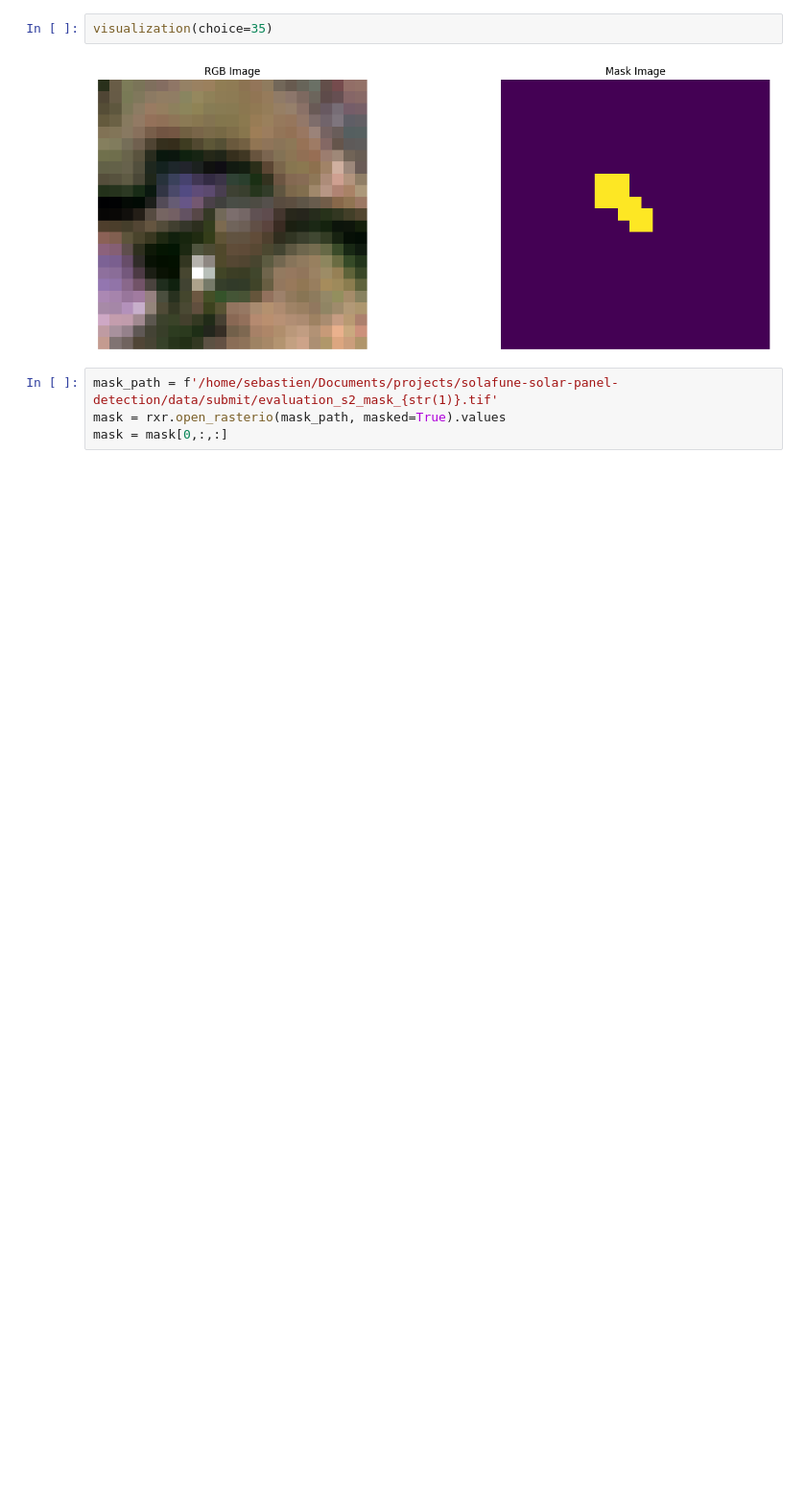
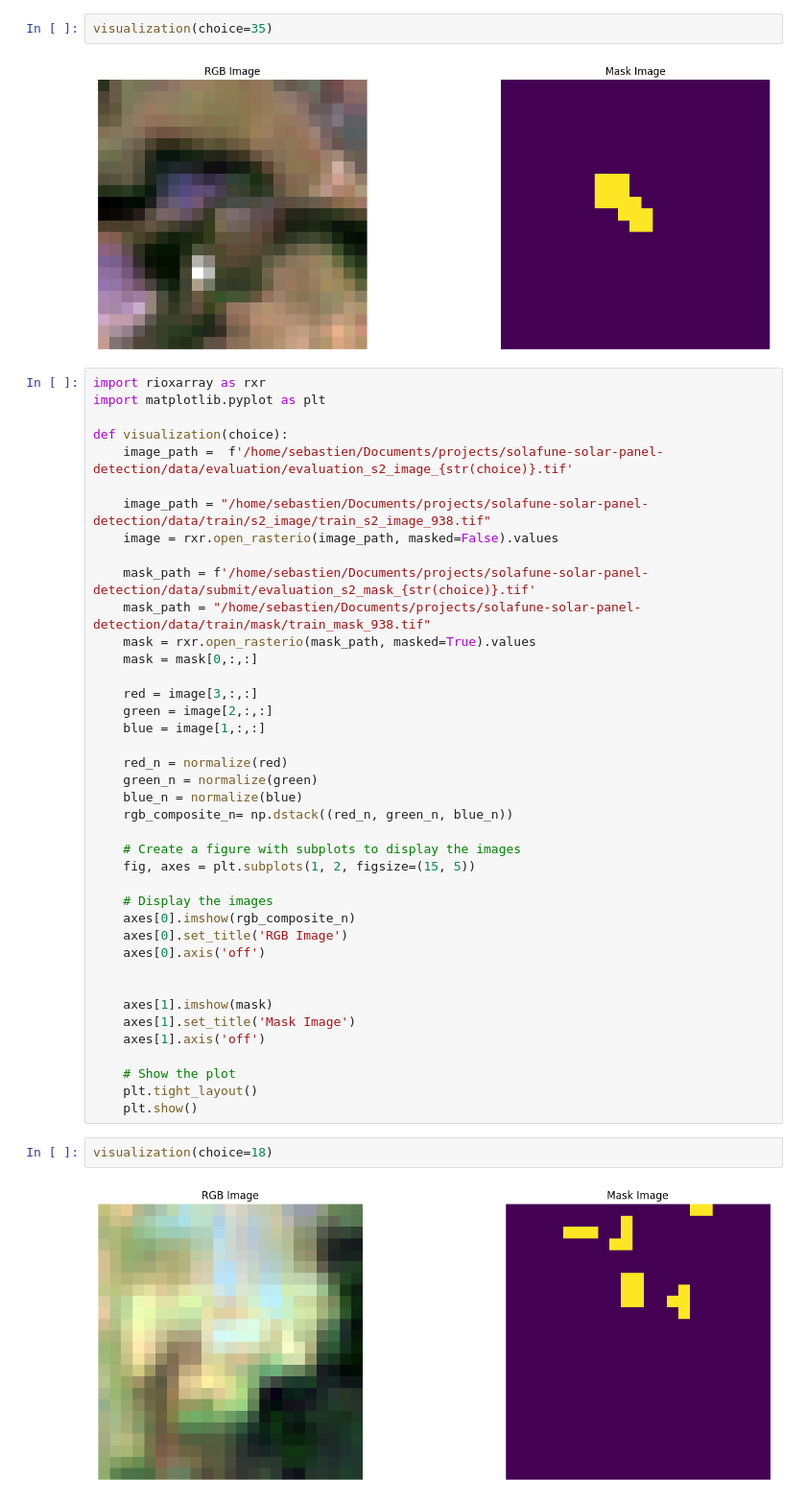
Before and after one commit to tetaud-sebastien/solafune-solar-panel-detection, a Jupyter notebook: Notebooks/test.ipynb, the cells around one changed output. Shown at 96% size. Saved outputs shown, nothing was run; the diff lists cells and outputs as text; blank space fills up the shorter version.

```diff
--- a/Notebooks/test.ipynb
+++ b/Notebooks/test.ipynb
@@ -197,7 +198,47 @@ def visualization(choice):
 visualization(choice=35)
 # %% [output]
 [figure]
-# %%
-mask_path = f'/home/sebastien/Documents/projects/solafune-solar-panel-detection/data/submit/evaluation_s2_mask_{str(1)}.tif'
-mask = rxr.open_rasterio(mask_path, masked=True).values
-mask = mask[0,:,:]
+# %%
+import rioxarray as rxr
+import matplotlib.pyplot as plt
+
+def visualization(choice):
+    image_path =  f'/home/sebastien/Documents/projects/solafune-solar-panel-detection/data/evaluation/evaluation_s2_image_{str(choice)}.tif'
+
+    image_path = "/home/sebastien/Documents/projects/solafune-solar-panel-detection/data/train/s2_image/train_s2_image_938.tif"
+    image = rxr.open_rasterio(image_path, masked=False).values
+
+    mask_path = f'/home/sebastien/Documents/projects/solafune-solar-panel-detection/data/submit/evaluation_s2_mask_{str(choice)}.tif'
+    mask_path = "/home/sebastien/Documents/projects/solafune-solar-panel-detection/data/train/mask/train_mask_938.tif"
+    mask = rxr.open_rasterio(mask_path, masked=True).values
+    mask = mask[0,:,:]
+
+    red = image[3,:,:]
+    green = image[2,:,:]
+    blue = image[1,:,:]
+
+    red_n = normalize(red)
+    green_n = normalize(green)
+    blue_n = normalize(blue)
+    rgb_composite_n= np.dstack((red_n, green_n, blue_n))
+
+    # Create a figure with subplots to display the images
+    fig, axes = plt.subplots(1, 2, figsize=(15, 5))
+
+    # Display the images
+    axes[0].imshow(rgb_composite_n)
+    axes[0].set_title('RGB Image')
+    axes[0].axis('off')
+
+
+    axes[1].imshow(mask)
+    axes[1].set_title('Mask Image')
+    axes[1].axis('off')
+
+    # Show the plot
+    plt.tight_layout()
+    plt.show()
+# %%
+visualization(choice=18)
+# %% [output]
+[figure, added]
```
Also changed, not shown: parts of 2 cells of this notebook, 3 other files.
